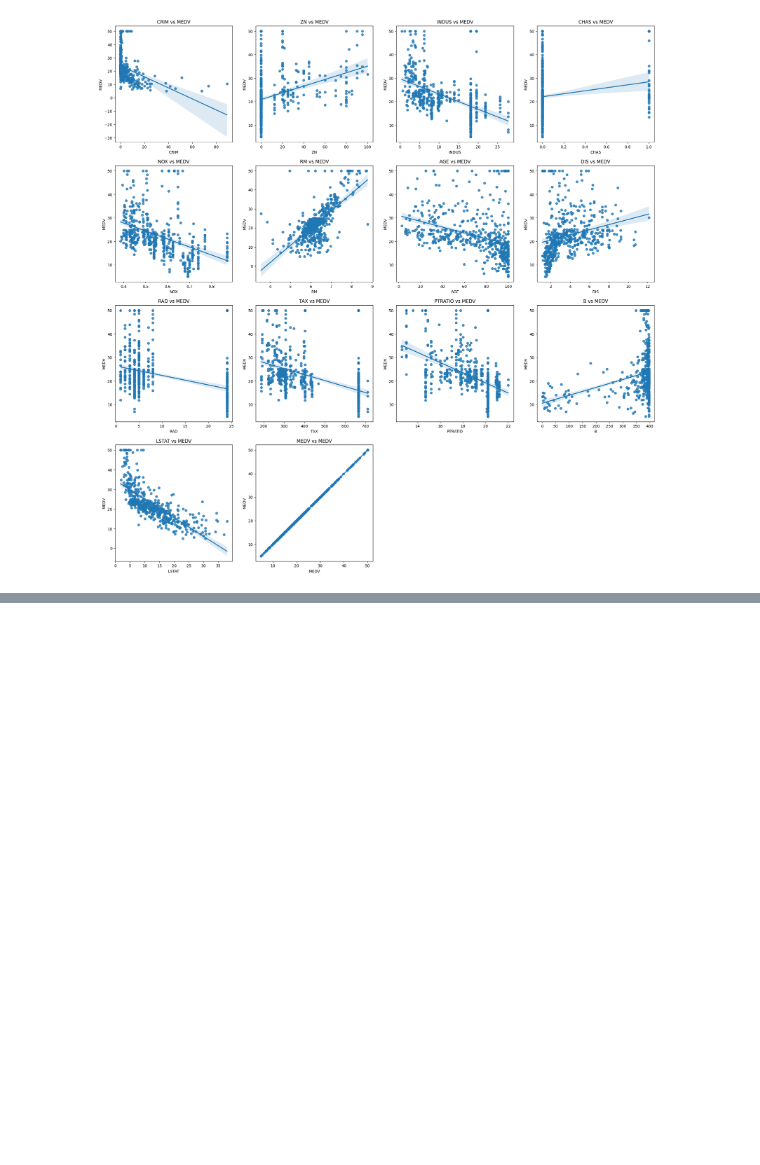
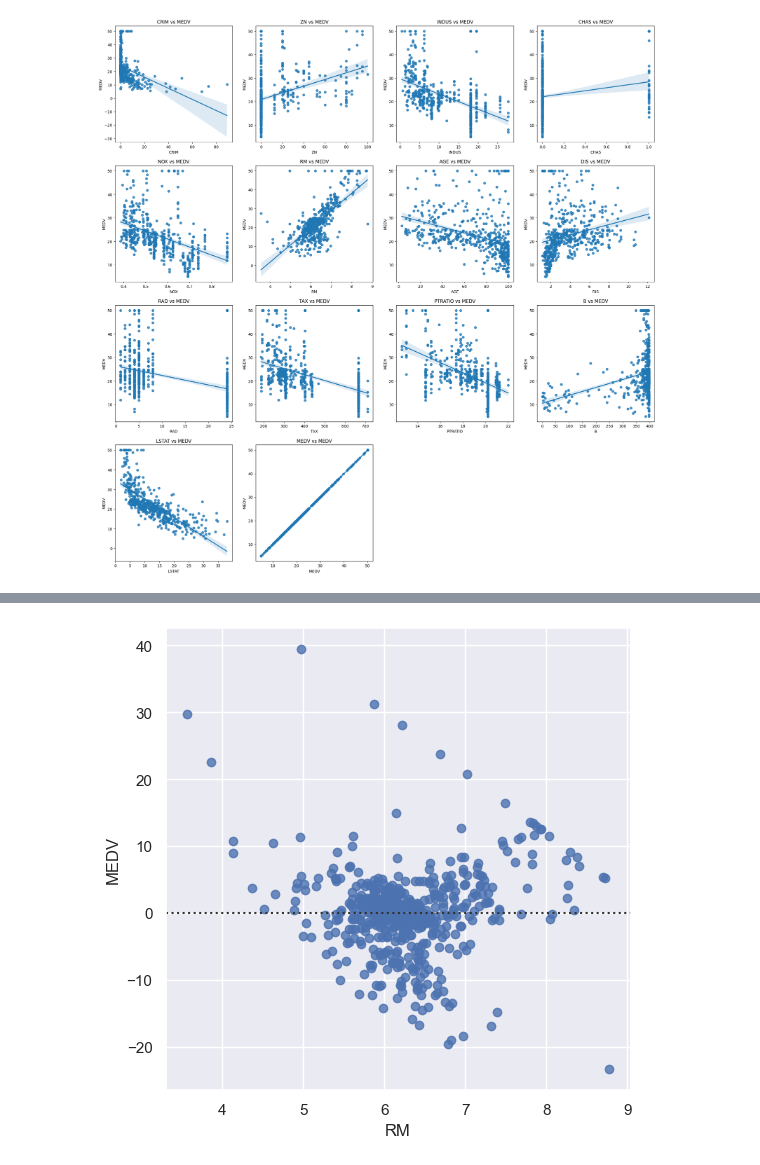
Before and after one commit to pydatakla/Maths, a Jupyter notebook: Notebooks/LinearRegression.ipynb, the cells around one changed output, grey strips where cells are left out. Saved outputs shown, nothing was run; the diff lists cells and outputs as text; code cells hidden in the pictures; blank space fills up the shorter version.

Commit message:
Boston Housing Data

```diff
--- a/Notebooks/LinearRegression.ipynb
+++ b/Notebooks/LinearRegression.ipynb
@@ -1340,0 +1417,13 @@ sns.heatmap(df.corr(method='pearson').round(2),
+# %%
+# Model Visualization
+# For simple linear regression, we can use regression plot or residual plot.
+# A residual plot is the difference between the observed value (y) and the predicted value (y_out)
+
+# If the points in a resisual plot are randomly spreadout around the x-axis, then the linear model is apropriate for the data.
+# Randomly spreadout residuals means the variance is constant, and thus the linear model is a good fit for this data.
+
+plt.figure(figsize=(6,6))
+sns.residplot(x=df['RM'], y=df['MEDV'])
+plt.show()
+# %% [output]
+[figure, added]
```
Also changed, not shown: parts of 11 cells of this notebook.
